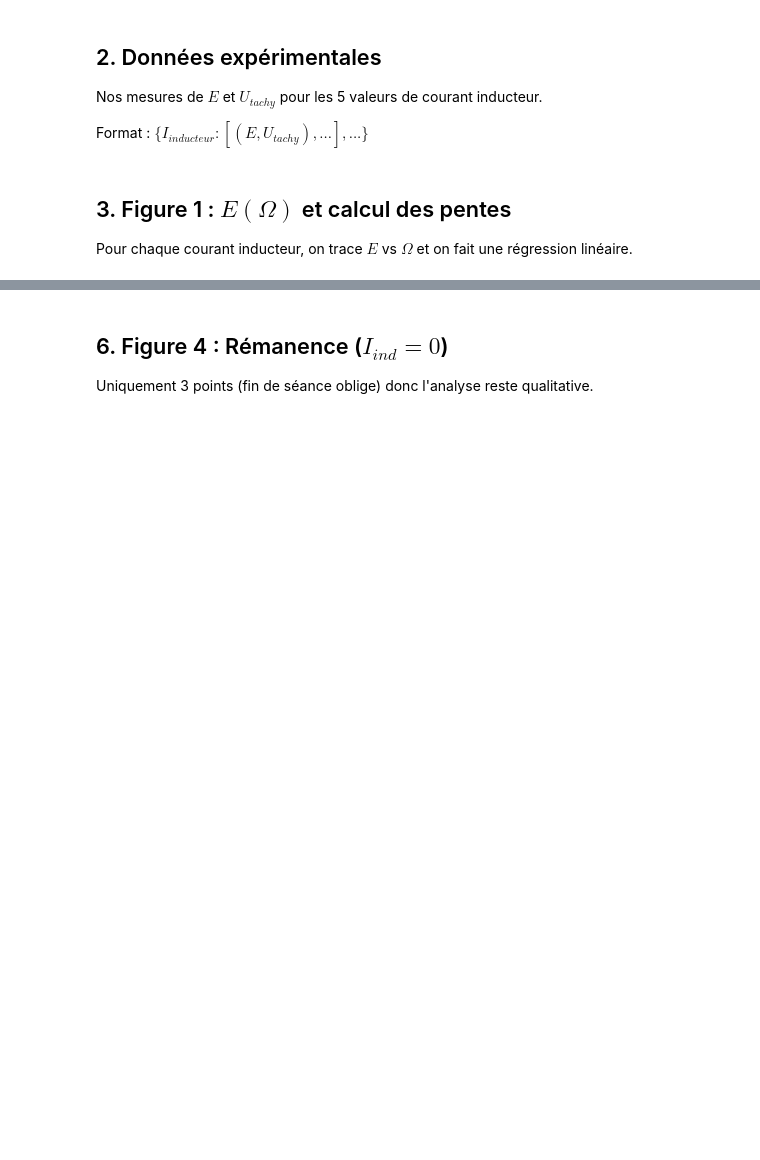
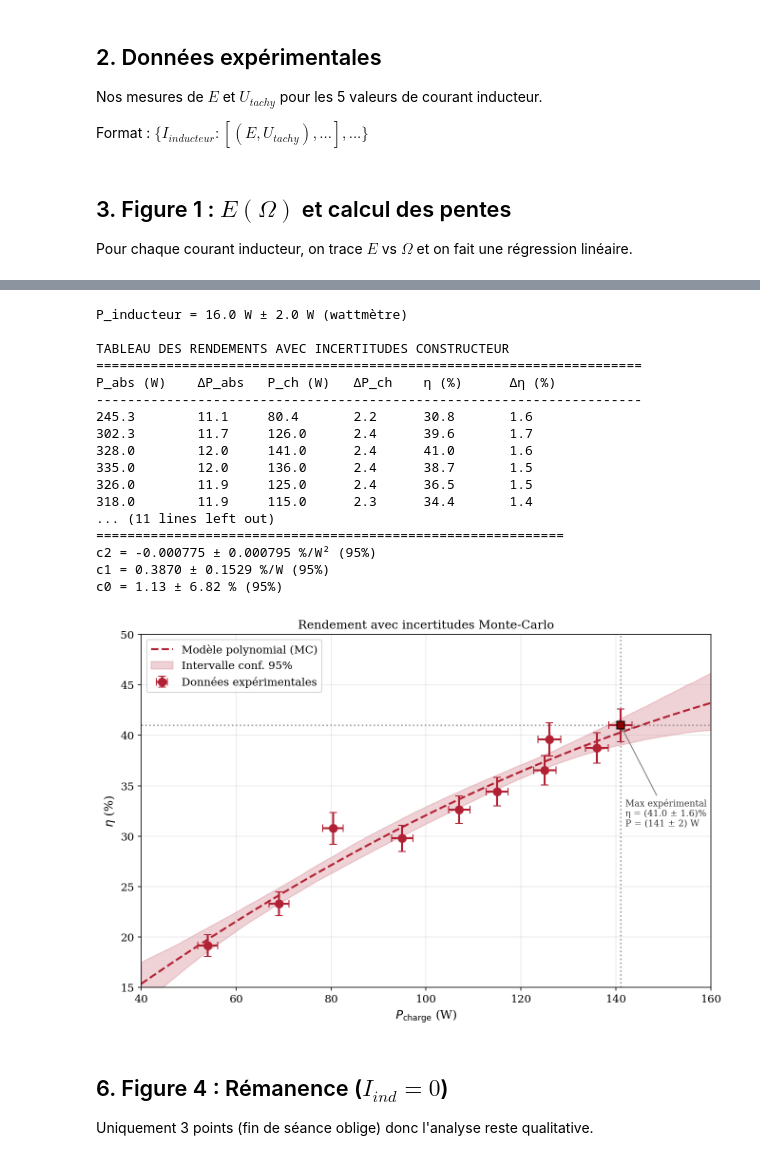
Before and after one commit to pierrelouis-cmrt/TP8, a Jupyter notebook: TP8_notebook.ipynb, the cells around one changed output, grey strips where cells are left out. Cells and saved outputs as stored; diff of their text form; code cells hidden in the pictures; blank space fills up the shorter version.

```diff
--- a/TP8_notebook.ipynb
+++ b/TP8_notebook.ipynb
@@ -350,19 +397,27 @@ On modélise ça par un polynôme de degré 2
 # DONNÉES RENDEMENT
 # =============================================================================
 
-# Puissances mesurées pour différentes valeurs de la charge (en % du rhéostat)
+# Puissances mesurées pour différentes valeurs de la charge résistive (banc de résistances)
+# Le pourcentage correspond à la somme des pourcentages de chaque réglage du banc de charge
+#
 # P_abs : pince ampèremétrique sur l'alimentation MCC
 # P_charge : wattmètre sur la résistance de charge
-# P_inducteur = 16 W constant (alimentation de l'inducteur MS)
+# P_inducteur : wattmètre sur l'alimentation DC reliée à l'inducteur MS (valeur constante)
 
 P_abs = np.array([245.3, 302.3, 328, 335, 326, 318, 312, 303, 280, 266], dtype=float)
-P_induc = 16.0  # Watts, constant
+P_induc = 16.0  # Watts, constant (mesuré au wattmètre)
 P_charge = np.array([80.4, 126, 141, 136, 125, 115, 107, 95, 69, 54], dtype=float)
 
 # Incertitudes constructeur sur les puissances
+# P_abs : pince F205 => ±(2%L + 10 digits), résolution 1 W
 delta_P_abs = incertitude_puissance_pince(P_abs)
+# P_charge : wattmètre => ±(1%L + 2 digits), résolution 1 W
 delta_P_charge = incertitude_puissance_wattmetre(P_charge)
+# P_inducteur : également mesuré au wattmètre
 delta_P_induc = incertitude_puissance_wattmetre(P_induc)
+
+print(f"P_inducteur = {P_induc} W ± {delta_P_induc:.1f} W (wattmètre)")
+print()
 
 # =============================================================================
 # CALCUL DU RENDEMENT ET PROPAGATION
@@ -378,8 +433,33 @@ eta = P_charge / P_tot * 100  # en %
 delta_eta_rel = np.sqrt((delta_P_charge / P_charge)**2 + (delta_P_tot / P_tot)**2)
 delta_eta = eta * delta_eta_rel
 
+# Affichage du tableau complet
+print("TABLEAU DES RENDEMENTS AVEC INCERTITUDES CONSTRUCTEUR")
+print("="*70)
+print(f"{'P_abs (W)':<12} {'ΔP_abs':<8} {'P_ch (W)':<10} {'ΔP_ch':<8} {'η (%)':<10} {'Δη (%)':<8}")
+print("-"*70)
+for i in range(len(P_abs)):
+    print(f"{P_abs[i]:<12.1f} {delta_P_abs[i]:<8.1f} {P_charge[i]:<10.1f} {delta_P_charge[i]:<8.1f} {eta[i]:<10.1f} {delta_eta[i]:<8.1f}")
+print()
+
 # =============================================================================
-# MONTE-CARLO SUR LE FIT POLYNOMIAL
+# RENDEMENT MAXIMUM EXPÉRIMENTAL (lu directement dans les données)
+# =============================================================================
+
+idx_max = np.argmax(eta)
+eta_max_exp = eta[idx_max]
+delta_eta_max_exp = delta_eta[idx_max]
+P_charge_max_exp = P_charge[idx_max]
+delta_P_charge_max_exp = delta_P_charge[idx_max]
+
+print("RENDEMENT MAXIMUM EXPÉRIMENTAL (mesuré directement)")
+print("="*60)
+print(f"η_max = ({eta_max_exp:.1f} ± {delta_eta_max_exp:.1f}) %")
+print(f"à P_charge = ({P_charge_max_exp:.0f} ± {delta_P_charge_max_exp:.0f}) W")
+print()
+
+# =============================================================================
+# MONTE-CARLO SUR LE FIT POLYNOMIAL (pour la bande de confiance)
 # =============================================================================
 
 p_mean_eta, p_std_eta, p_list_eta = monte_carlo_fit(modele_poly2,
@@ -401,41 +481,63 @@ print(f"c0 = {c0:.2f} ± {2*uc0:.2f} % (95%)")
 # =============================================================================
 
 fig3, ax3 = plt.subplots(figsize=(9, 6))
 
 # Points expérimentaux
 ax3.errorbar(P_charge, eta, xerr=delta_P_charge, yerr=delta_eta,
              fmt='o', color=ROUGE, capsize=4, markersize=8, linewidth=2,
              label='Données expérimentales', zorder=5)
 
 # Courbe du modèle
 P_fit = np.linspace(40, 160, 200)
 eta_fit = modele_poly2(P_fit, c2, c1, c0)
-ax3.plot(P_fit, eta_fit, '--', color=ROUGE, linewidth=2, label='Modèle moyen (MC)')
+ax3.plot(P_fit, eta_fit, '--', color=ROUGE, linewidth=2, label='Modèle polynomial (MC)')
 
 # Bande de confiance
 eta_low, eta_high = get_confidence_interval(modele_poly2, P_fit, p_list_eta, percentile=95)
 ax3.fill_between(P_fit, eta_low, eta_high, color=ROUGE, alpha=0.2, label='Intervalle conf. 95%')
 
-# Position du maximum (dérivée = 0  =>  P_opt = -c1 / (2*c2))
-P_opt = -c1 / (2 * c2)
-eta_max = modele_poly2(P_opt, c2, c1, c0)
 
-ax3.axvline(x=P_opt, color='gray', linestyle=':', alpha=0.8)
-ax3.annotate(f"P_opt = {P_opt:.0f} W\nη_max = {eta_max:.1f} %",
-             xy=(P_opt+2, 25), color='#444')
+# Marquer le maximum expérimental
+ax3.axvline(x=P_charge_max_exp, color='gray', linestyle=':', alpha=0.8)
+ax3.axhline(y=eta_max_exp, color='gray', linestyle=':', alpha=0.8)
+ax3.plot(P_charge_max_exp, eta_max_exp, 's', color='darkred', markersize=8,
+         markeredgecolor='black', markeredgewidth=1, zorder=10)
+ax3.annotate(f"Max expérimental\nη = ({eta_max_exp:.1f} ± {delta_eta_max_exp:.1f})%\nP = ({P_charge_max_exp:.0f} ± {delta_P_charge_max_exp:.0f}) W",
+             xy=(P_charge_max_exp, eta_max_exp), xytext=(P_charge_max_exp+1, eta_max_exp-10),
+             fontsize=9, color='#333',
+             arrowprops=dict(arrowstyle='->', color='gray', lw=1))
 
 # Mise en forme
 ax3.set_xlabel(r'$P_{\mathrm{charge}}$ (W)', fontsize=12)
 ax3.set_ylabel(r'$\eta$ (%)', fontsize=12)
 ax3.set_title('Rendement avec incertitudes Monte-Carlo', fontsize=12)
-ax3.legend(loc='upper right')
+ax3.legend(loc='upper left')
 ax3.grid(True, alpha=0.3)
 ax3.set_xlim(40, 160)
 ax3.set_ylim(15, 50)
 
 plt.tight_layout()
 plt.savefig('figures/figure3_rendement.png', dpi=300)
 plt.show()
+# %% [output]
+P_inducteur = 16.0 W ± 2.0 W (wattmètre)
+
+TABLEAU DES RENDEMENTS AVEC INCERTITUDES CONSTRUCTEUR
+======================================================================
+P_abs (W)    ΔP_abs   P_ch (W)   ΔP_ch    η (%)      Δη (%)
+----------------------------------------------------------------------
+245.3        11.1     80.4       2.2      30.8       1.6
+302.3        11.7     126.0      2.4      39.6       1.7
+328.0        12.0     141.0      2.4      41.0       1.6
+335.0        12.0     136.0      2.4      38.7       1.5
+326.0        11.9     125.0      2.4      36.5       1.5
+318.0        11.9     115.0      2.3      34.4       1.4
+... (11 lines left out)
+============================================================
+c2 = -0.000775 ± 0.000795 %/W² (95%)
+c1 = 0.3870 ± 0.1529 %/W (95%)
+c0 = 1.13 ± 6.82 % (95%)
+[figure, added]
 # %% [markdown]
 ## 6. Figure 4 : Rémanence ($I_{ind} = 0$)
 
```
Also changed, not shown: parts of 8 cells of this notebook, 4 other files.
